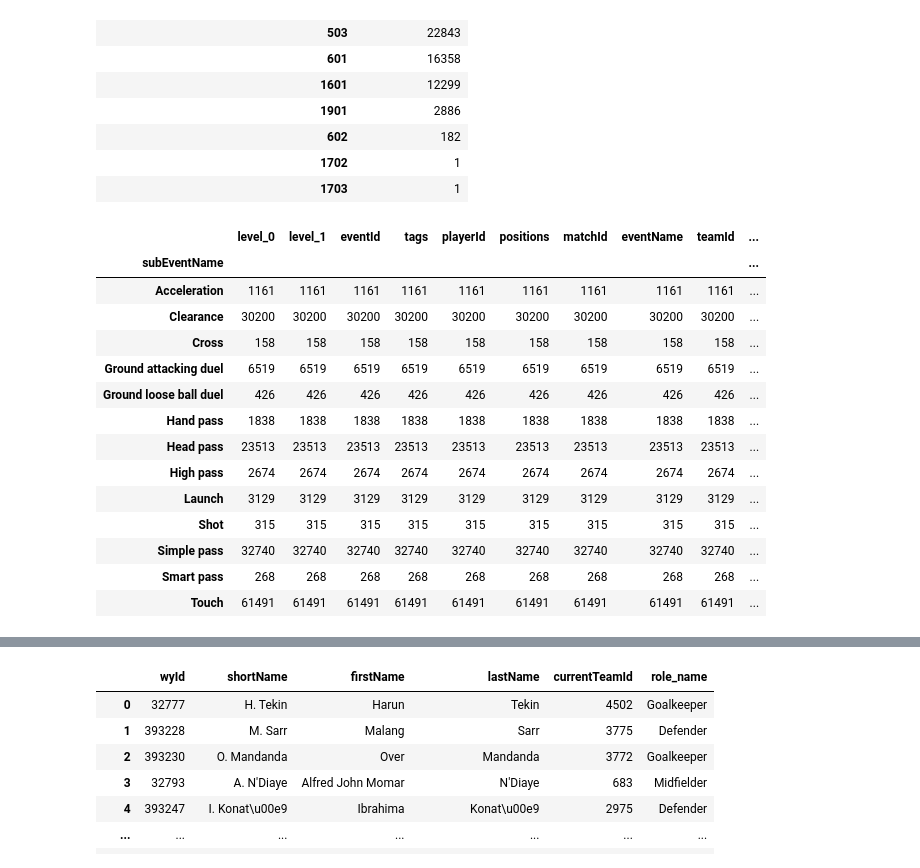
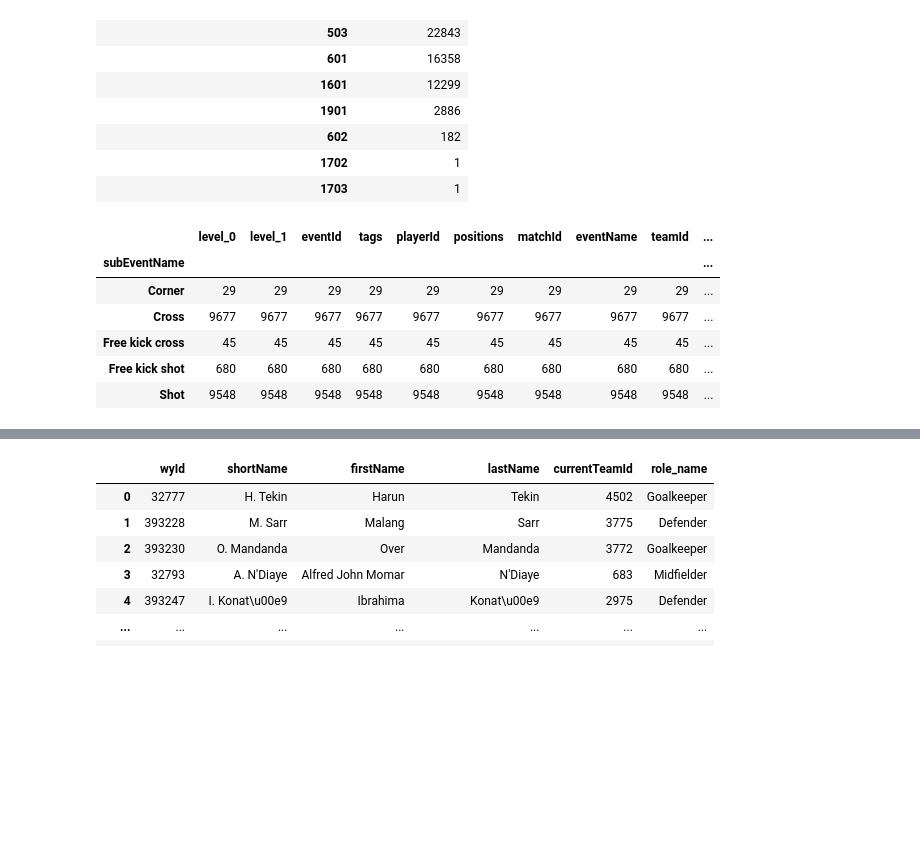
Before and after one commit to lyonjust/soccermatics, a Jupyter notebook: Assignment 2/assignment-2.ipynb, the cells around one changed output, grey strips where cells are left out. Saved outputs shown, nothing was run; the diff lists cells and outputs as text; code cells hidden in the pictures; blank space fills up the shorter version.

```diff
--- a/Assignment 2/assignment-2.ipynb
+++ b/Assignment 2/assignment-2.ipynb
@@ -129,7 +129,6 @@ def get_wyscout_data(file_name, sub_directory=None):
 
     #open data
     with open(path) as f:
-        data = json.load(f)
-    df = pd.DataFrame(data)
+        df = pd.read_json(f, encoding='latin')
 
     return df
@@ -422,23 +311,15 @@ def get_metrics(df=df_events, eventId=None, subEventId=None, tags=[]):
 
     return df_events_meeting_criteria
 # %%
-get_metrics(tags=[1401]).groupby(['subEventName']).count()
+get_metrics(tags=[2101]).groupby(['subEventName']).count()
 # %% [output]
 |  | level_0 | level_1 | eventId | tags | playerId | positions | matchId | eventName | teamId | ... |
 | subEventName |  |  |  |  |  |  |  |  |  | ... |
-| Acceleration | 1161 | 1161 | 1161 | 1161 | 1161 | 1161 | 1161 | 1161 | 1161 | ... |
-| Clearance | 30200 | 30200 | 30200 | 30200 | 30200 | 30200 | 30200 | 30200 | 30200 | ... |
-| Cross | 158 | 158 | 158 | 158 | 158 | 158 | 158 | 158 | 158 | ... |
-| Ground attacking duel | 6519 | 6519 | 6519 | 6519 | 6519 | 6519 | 6519 | 6519 | 6519 | ... |
-| Ground loose ball duel | 426 | 426 | 426 | 426 | 426 | 426 | 426 | 426 | 426 | ... |
-| Hand pass | 1838 | 1838 | 1838 | 1838 | 1838 | 1838 | 1838 | 1838 | 1838 | ... |
-| Head pass | 23513 | 23513 | 23513 | 23513 | 23513 | 23513 | 23513 | 23513 | 23513 | ... |
-| High pass | 2674 | 2674 | 2674 | 2674 | 2674 | 2674 | 2674 | 2674 | 2674 | ... |
-| Launch | 3129 | 3129 | 3129 | 3129 | 3129 | 3129 | 3129 | 3129 | 3129 | ... |
-| Shot | 315 | 315 | 315 | 315 | 315 | 315 | 315 | 315 | 315 | ... |
-| Simple pass | 32740 | 32740 | 32740 | 32740 | 32740 | 32740 | 32740 | 32740 | 32740 | ... |
-| Smart pass | 268 | 268 | 268 | 268 | 268 | 268 | 268 | 268 | 268 | ... |
-| Touch | 61491 | 61491 | 61491 | 61491 | 61491 | 61491 | 61491 | 61491 | 61491 | ... |
+| Corner | 29 | 29 | 29 | 29 | 29 | 29 | 29 | 29 | 29 | ... |
+| Cross | 9677 | 9677 | 9677 | 9677 | 9677 | 9677 | 9677 | 9677 | 9677 | ... |
+| Free kick cross | 45 | 45 | 45 | 45 | 45 | 45 | 45 | 45 | 45 | ... |
+| Free kick shot | 680 | 680 | 680 | 680 | 680 | 680 | 680 | 680 | 680 | ... |
+| Shot | 9548 | 9548 | 9548 | 9548 | 9548 | 9548 | 9548 | 9548 | 9548 | ... |
 # %%
 def summarise_events_by_player(df_of_specific_events, plain_english_label=False):
 
```
Also changed, not shown: parts of 17 cells of this notebook.
